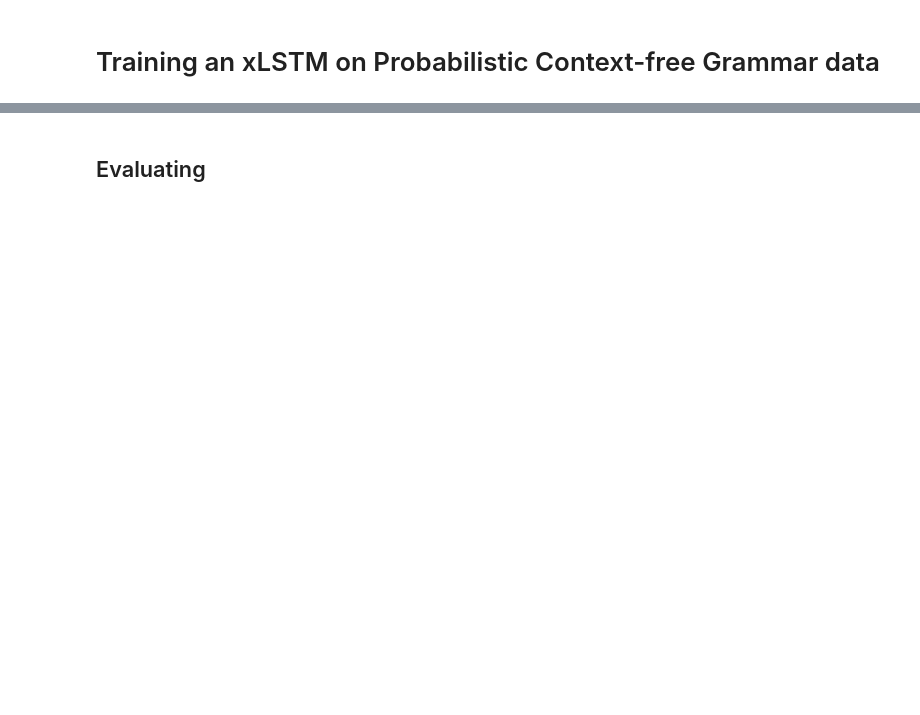
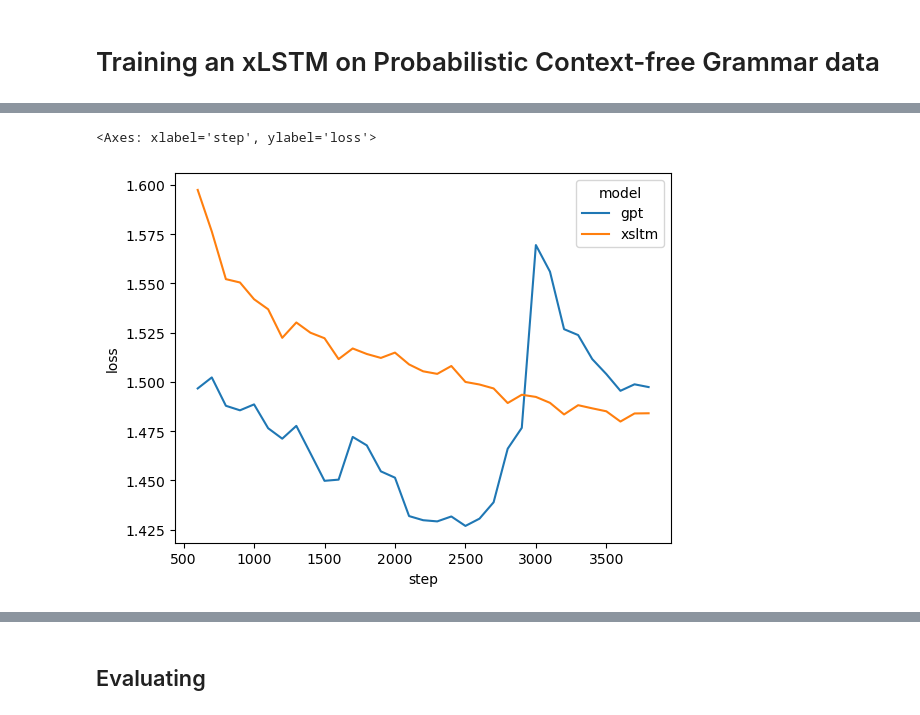
Before and after one commit to martijnvanbeers/pcfg-lm, a Jupyter notebook: resources/blog/blog.ipynb, the cells around one changed output, grey strips where cells are left out. Cells and saved outputs as stored; diff of their text form; code cells hidden in the pictures; blank space fills up the shorter version.

```diff
--- a/resources/blog/blog.ipynb
+++ b/resources/blog/blog.ipynb
@@ -207,0 +269,5 @@ display(tbl_example_sent.style.format().hide())
+# %%
+seaborn.lineplot(data=lossdf[lossdf['step'] > 500], x="step", y="loss", hue="model")
+# %% [output]
+<Axes: xlabel='step', ylabel='loss'>
+[figure, added]
```
Also changed, not shown: parts of 13 cells of this notebook.
